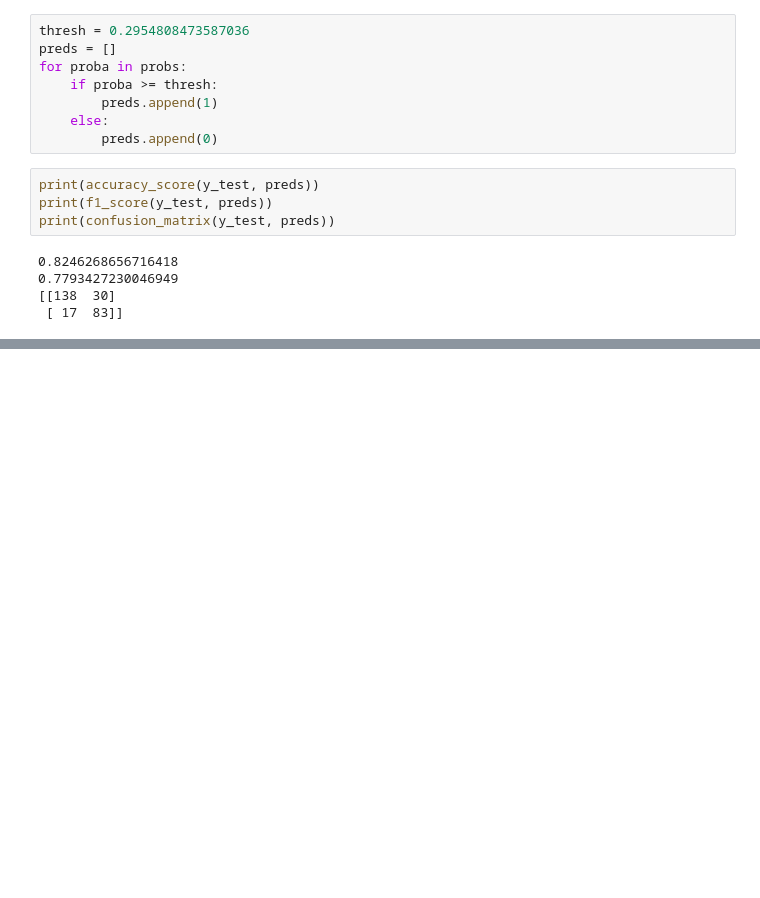
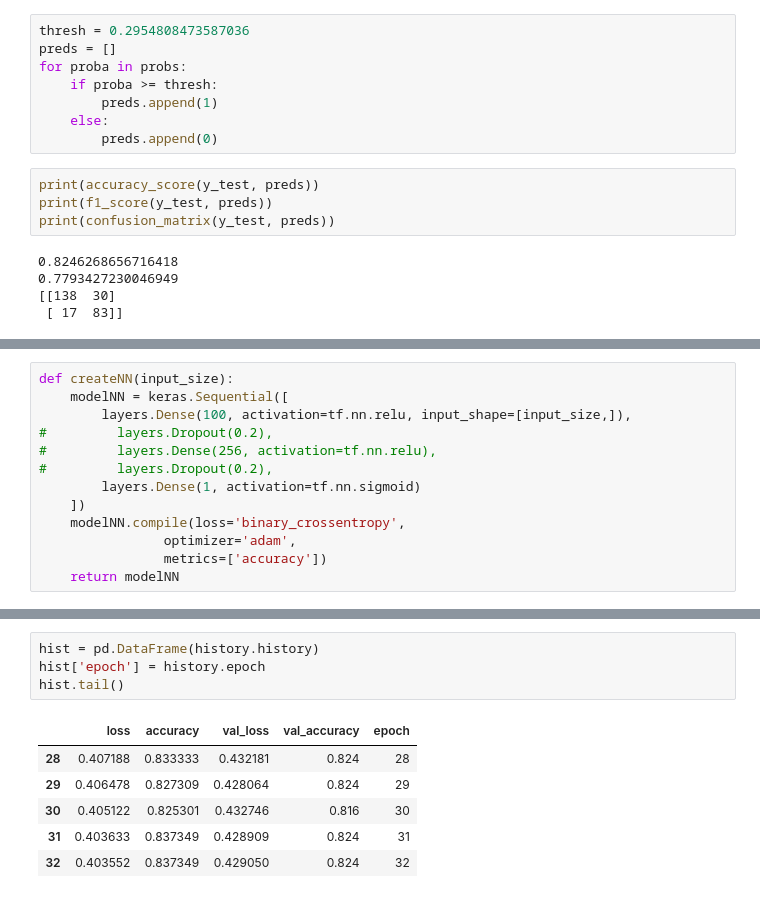
Before and after one commit to hernandezurbina/KaggleAdventures, a Jupyter notebook: Titanic-Revisited.ipynb, the cells around one changed output, grey strips where cells are left out. Drawn from its saved outputs; the diff is of its cells as text; blank space fills up the shorter version.

```diff
--- a/Titanic-Revisited.ipynb
+++ b/Titanic-Revisited.ipynb
@@ -1033,0 +1049,13 @@ print(confusion_matrix(y_test, preds))
+# %%
+def createNN(input_size):
+    modelNN = keras.Sequential([
+        layers.Dense(100, activation=tf.nn.relu, input_shape=[input_size,]),
+#         layers.Dropout(0.2),
+#         layers.Dense(256, activation=tf.nn.relu),
+#         layers.Dropout(0.2),
+        layers.Dense(1, activation=tf.nn.sigmoid)
+    ])
+    modelNN.compile(loss='binary_crossentropy',
+                optimizer='adam',
+                metrics=['accuracy'])
+    return modelNN
@@ -1033,0 +1129,11 @@ print(confusion_matrix(y_test, preds))
+# %%
+hist = pd.DataFrame(history.history)
+hist['epoch'] = history.epoch
+hist.tail()
+# %% [output]
+|  | loss | accuracy | val_loss | val_accuracy | epoch |
+| 28 | 0.407188 | 0.833333 | 0.432181 | 0.824 | 28 |
+| 29 | 0.406478 | 0.827309 | 0.428064 | 0.824 | 29 |
+| 30 | 0.405122 | 0.825301 | 0.432746 | 0.816 | 30 |
+| 31 | 0.403633 | 0.837349 | 0.428909 | 0.824 | 31 |
+| 32 | 0.403552 | 0.837349 | 0.429050 | 0.824 | 32 |
```
Also changed, not shown: parts of 55 cells of this notebook.
